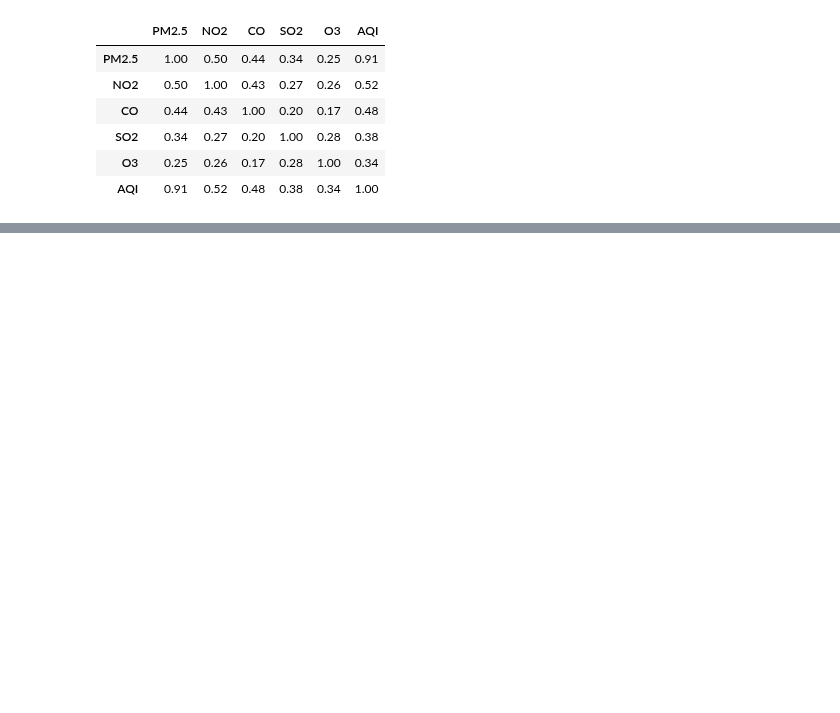
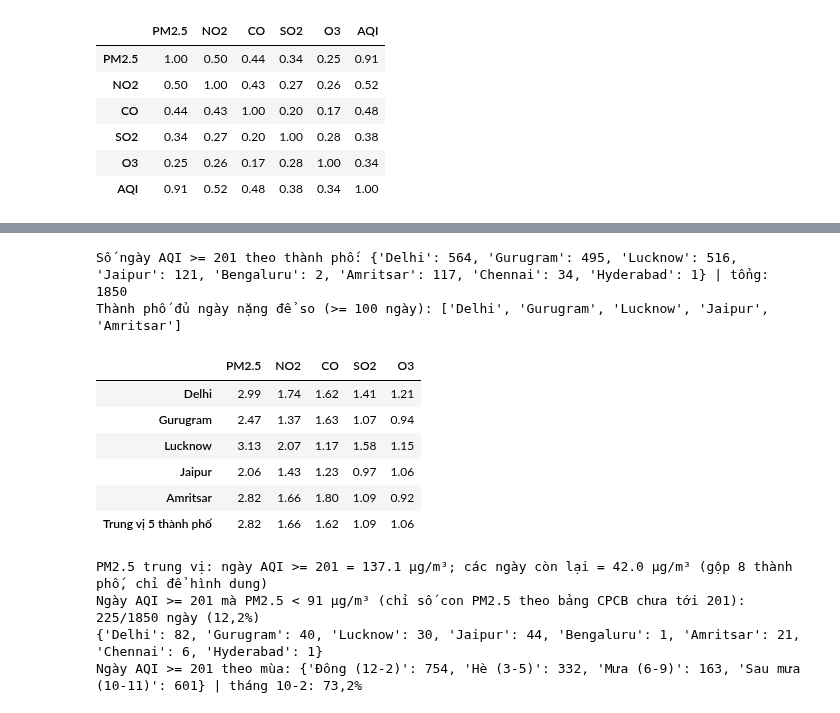
Before and after one commit to MTuan1510/Air-Project, a Jupyter notebook: notebooks/08c_eda_chat_nao.ipynb, the cells around one changed output, grey strips where cells are left out. Saved outputs shown, nothing was run; the diff lists cells and outputs as text; code cells hidden in the pictures; blank space fills up the shorter version.

```diff
--- a/notebooks/08c_eda_chat_nao.ipynb
+++ b/notebooks/08c_eda_chat_nao.ipynb
@@ -145,0 +81,43 @@ Soạn câu trả lời ngắn cho 5 câu W8 (xem `08_eda.ipynb`) và các câu
+# %%
+d = win.dropna(subset=["AQI"])
+
+# Số ngày AQI nặng theo thành phố: chỉ so "nặng với ngày thường" ở nơi có đủ ngày nặng
+heavy_n = d[d.poor].groupby("City", observed=True).size().reindex(CITIES)
+print("Số ngày AQI >= 201 theo thành phố:", heavy_n.to_dict(), "| tổng:", int(heavy_n.sum()))
+big = heavy_n[heavy_n >= 100].index.tolist()
+print("Thành phố đủ ngày nặng để so (>= 100 ngày):", big)
+
+# Tỉ lệ trung vị (ngày AQI >= 201) / (các ngày còn lại), tính TRONG từng thành phố rồi mới lấy trung vị giữa các thành phố
+# (không gộp chung 8 thành phố vì ngày nặng nằm chủ yếu ở 3 thành phố, gộp sẽ lẫn khác biệt giữa thành phố)
+ratio = pd.DataFrame({c: d[(d.City == c) & d.poor][USABLE].median() / d[(d.City == c) & ~d.poor][USABLE].median()
+                      for c in big}).T.round(2)
+ratio.loc["Trung vị 5 thành phố"] = ratio.median().round(2)
+display(ratio)
+
+# Trung vị nồng độ PM2.5 thật (µg/m³) để người đọc hình dung
+pm = d.groupby("poor")["PM2.5"].median().round(1)
+print(f"PM2.5 trung vị: ngày AQI >= 201 = {pm[True]} µg/m³; các ngày còn lại = {pm[False]} µg/m³ (gộp 8 thành phố, chỉ để hình dung)")
+
+# AQI nặng nhưng PM2.5 chưa tới mức Poor: nghĩa là còn chất khác (kể cả PM10, ngoài USABLE) hoặc số liệu có vấn đề
+low = d[d.poor & (d["PM2.5"] < 91)]
+print(f"Ngày AQI >= 201 mà PM2.5 < 91 µg/m³ (chỉ số con PM2.5 theo bảng CPCB chưa tới 201): "
+      f"{len(low)}/{int(d.poor.sum())} ngày ({vn(len(low) / d.poor.sum() * 100, 1)}%)")
+print(low.groupby("City", observed=True).size().reindex(CITIES).dropna().astype(int).to_dict())
+
+# Ngày nặng rơi vào mùa nào (để biết mùa là confounder chung của mọi chất)
+ss = d[d.poor].season.value_counts().reindex(SEASON_ORDER)
+print("Ngày AQI >= 201 theo mùa:", ss.to_dict(), f"| tháng 10-2: {vn((ss['Đông (12-2)'] + ss['Sau mưa (10-11)']) / ss.sum() * 100, 1)}%")
+# %% [output]
+Số ngày AQI >= 201 theo thành phố: {'Delhi': 564, 'Gurugram': 495, 'Lucknow': 516, 'Jaipur': 121, 'Bengaluru': 2, 'Amritsar': 117, 'Chennai': 34, 'Hyderabad': 1} | tổng: 1850
+Thành phố đủ ngày nặng để so (>= 100 ngày): ['Delhi', 'Gurugram', 'Lucknow', 'Jaipur', 'Amritsar']
+|  | PM2.5 | NO2 | CO | SO2 | O3 |
+| Delhi | 2.99 | 1.74 | 1.62 | 1.41 | 1.21 |
+| Gurugram | 2.47 | 1.37 | 1.63 | 1.07 | 0.94 |
+| Lucknow | 3.13 | 2.07 | 1.17 | 1.58 | 1.15 |
+| Jaipur | 2.06 | 1.43 | 1.23 | 0.97 | 1.06 |
+| Amritsar | 2.82 | 1.66 | 1.80 | 1.09 | 0.92 |
+| Trung vị 5 thành phố | 2.82 | 1.66 | 1.62 | 1.09 | 1.06 |
+PM2.5 trung vị: ngày AQI >= 201 = 137.1 µg/m³; các ngày còn lại = 42.0 µg/m³ (gộp 8 thành phố, chỉ để hình dung)
+Ngày AQI >= 201 mà PM2.5 < 91 µg/m³ (chỉ số con PM2.5 theo bảng CPCB chưa tới 201): 225/1850 ngày (12,2%)
+{'Delhi': 82, 'Gurugram': 40, 'Lucknow': 30, 'Jaipur': 44, 'Bengaluru': 1, 'Amritsar': 21, 'Chennai': 6, 'Hyderabad': 1}
+Ngày AQI >= 201 theo mùa: {'Đông (12-2)': 754, 'Hè (3-5)': 332, 'Mưa (6-9)': 163, 'Sau mưa (10-11)': 601} | tháng 10-2: 73,2%
```
Also changed, not shown: parts of 11 cells of this notebook, 1 other file.
